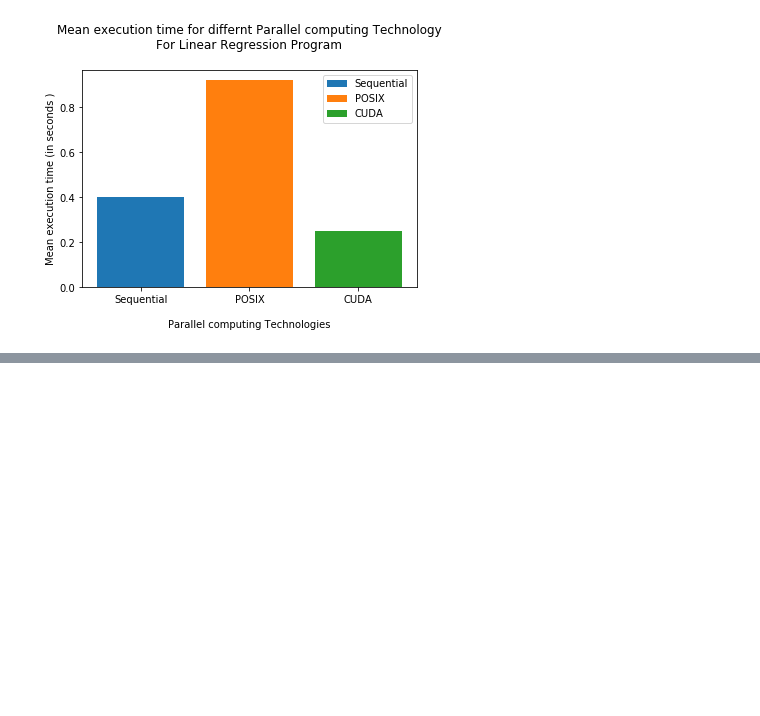
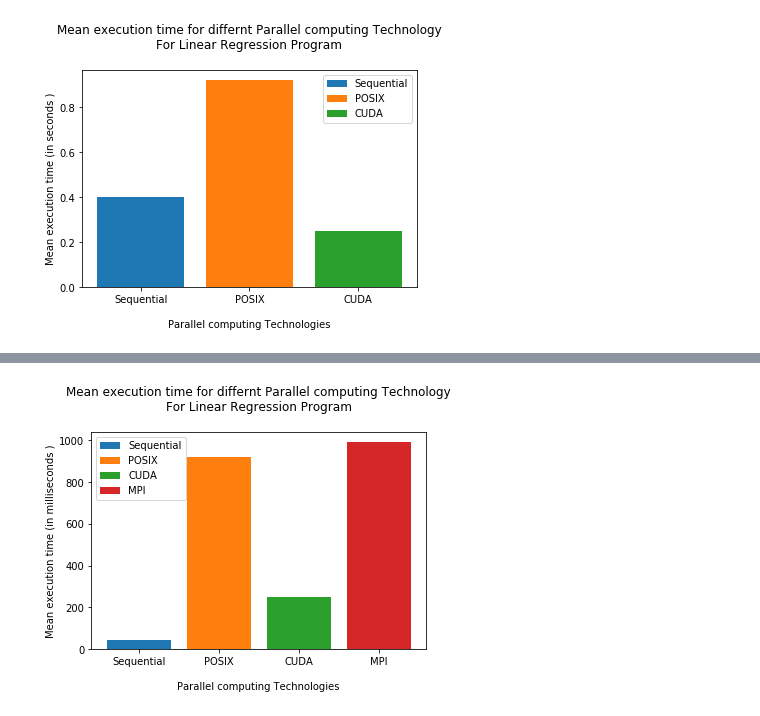
Before and after one commit to shreshkhatri/HPC-portfolio, a Jupyter notebook: comparison of different technology.ipynb, the cells around one changed output, grey strips where cells are left out. Cells and saved outputs as stored; diff of their text form; code cells hidden in the pictures; blank space fills up the shorter version.

```diff
--- a/comparison of different technology.ipynb
+++ b/comparison of different technology.ipynb
@@ -69,0 +95,26 @@ pyp.show()
+# %%
+  #######################################################################
+ #   LINEAR REGRESSION  : SEQUNTIAL VS POSIX VS CUDA VS MPI                 #
+#######################################################################
+X1=['Sequential\n']
+X2=['POSIX\n']
+X3=['CUDA\n']
+X4=['MPI\n']
+
+Y1=[42.7]
+Y2=[922.03]
+Y3=[251.9]
+Y4=[991.56]
+
+pyp.bar(X1,Y1,label='Sequential')
+pyp.bar(X2,Y2,label='POSIX')
+pyp.bar(X3,Y3,label='CUDA')
+pyp.bar(X4,Y4,label='MPI')
+
+pyp.xlabel('Parallel computing Technologies')
+pyp.ylabel('Mean execution time (in milliseconds )')
+pyp.title('Mean execution time for differnt Parallel computing Technology\nFor Linear Regression Program\n')
+pyp.legend()
+pyp.show()
+# %% [output]
+[figure, added]
```
Also changed, not shown: parts of 1 cell of this notebook, 54 other files.
